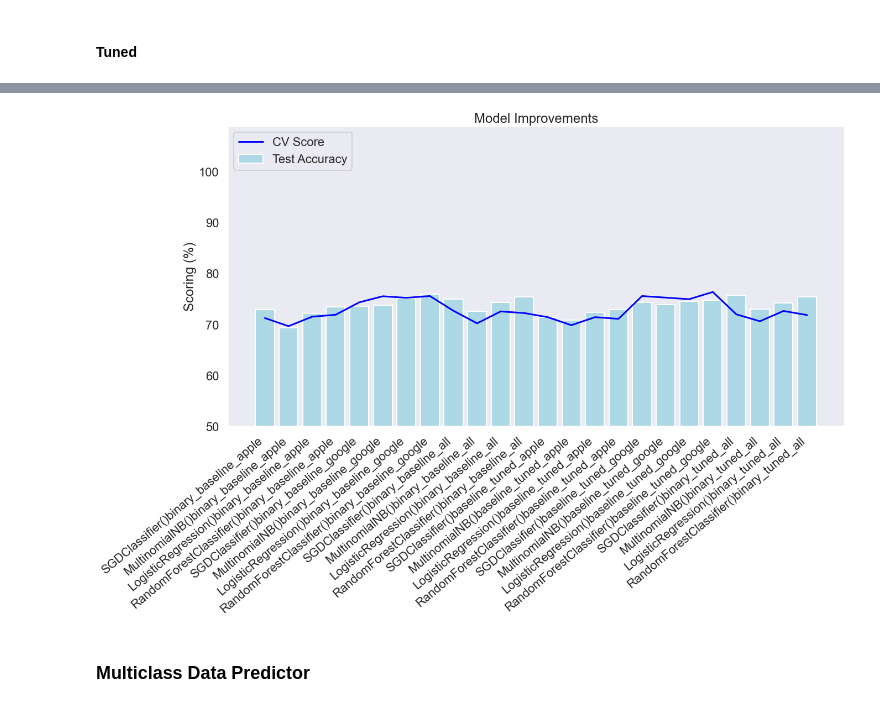
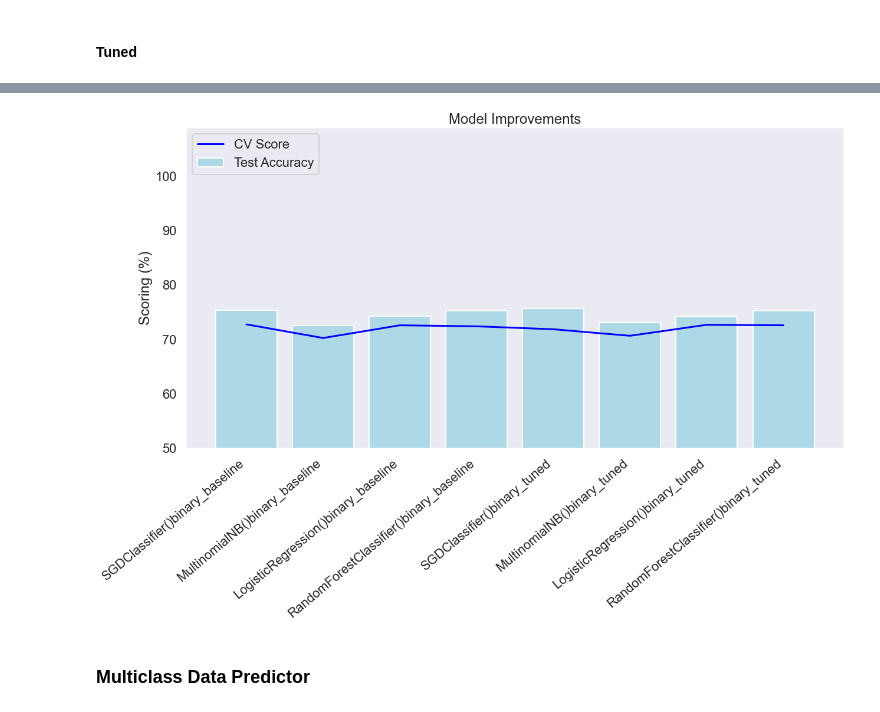
Before and after one commit to ValeriaVF/Twitter-Sentiment-Analysis-Using-NLP, a Jupyter notebook: main-weston-copy-2-18.ipynb, the cells around one changed output, grey strips where cells are left out. Drawn from its saved outputs; the diff is of its cells as text; code cells hidden in the pictures.

```diff
--- a/main-weston-copy-2-18.ipynb
+++ b/main-weston-copy-2-18.ipynb
@@ -365,6 +370,0 @@ binary_metric_table
-# %%
-for model in baseline_models:
-    row = vg.run_model(model, binary_metric_table, clean_df['joined_tokens'], clean_df['emotion_pos_not'], 'binary_baseline_all', join_str=False)
-    binary_metric_table = pd.concat([row])
-
-binary_metric_table
@@ -408,9 +394,9 @@ rfc_tuned = Pipeline([('vect', CountVectorizer(ngram_range=(1,2))),
 baseline_tuned_models = [sgd_tuned, naive_tuned, lin_reg_tuned, rfc_tuned]
 # %%
 for model in baseline_tuned_models:
-    row = vg.run_model(model, binary_metric_table, apple_df['joined_tokens'], apple_df['emotion_pos_not'], 'baseline_tuned_apple', join_str=False)
-    binary_metric_table = pd.concat([row])
+    row = vg.run_model(model, metric_table, clean_df['joined_tokens'], clean_df['emotion_pos_not'], 'binary_tuned', join_str=False)
+    metric_table = pd.concat([row])
 
-binary_metric_table
+metric_table
 # %% [output]
 |  | Model | CV Score | Test Accuracy | Type |
@@ -433,6 +410,0 @@ binary_metric_table
-# %%
-for model in baseline_tuned_models:
-    row = vg.run_model(model, binary_metric_table, google_df['joined_tokens'], google_df['emotion_pos_not'], 'baseline_tuned_google', join_str=False)
-    binary_metric_table = pd.concat([row])
-
-binary_metric_table
@@ -457,6 +410,0 @@ binary_metric_table
-# %%
-for model in baseline_tuned_models:
-    row = vg.run_model(model, binary_metric_table, clean_df['joined_tokens'], clean_df['emotion_pos_not'], 'binary_tuned_all', join_str=False)
-    binary_metric_table = pd.concat([row])
-
-binary_metric_table
@@ -481,6 +411,6 @@ binary_metric_table
 # %%
-vg.plot_models(binary_metric_table)
+vg.plot_models(metric_table)
 # %% [output]
-[figure, old version]
+[figure, new version]
 # %% [markdown]
 ### Multiclass Data Predictor  <a class="anchor" id="Multiclass"></a>
```
Also changed, not shown: parts of 50 cells of this notebook.
